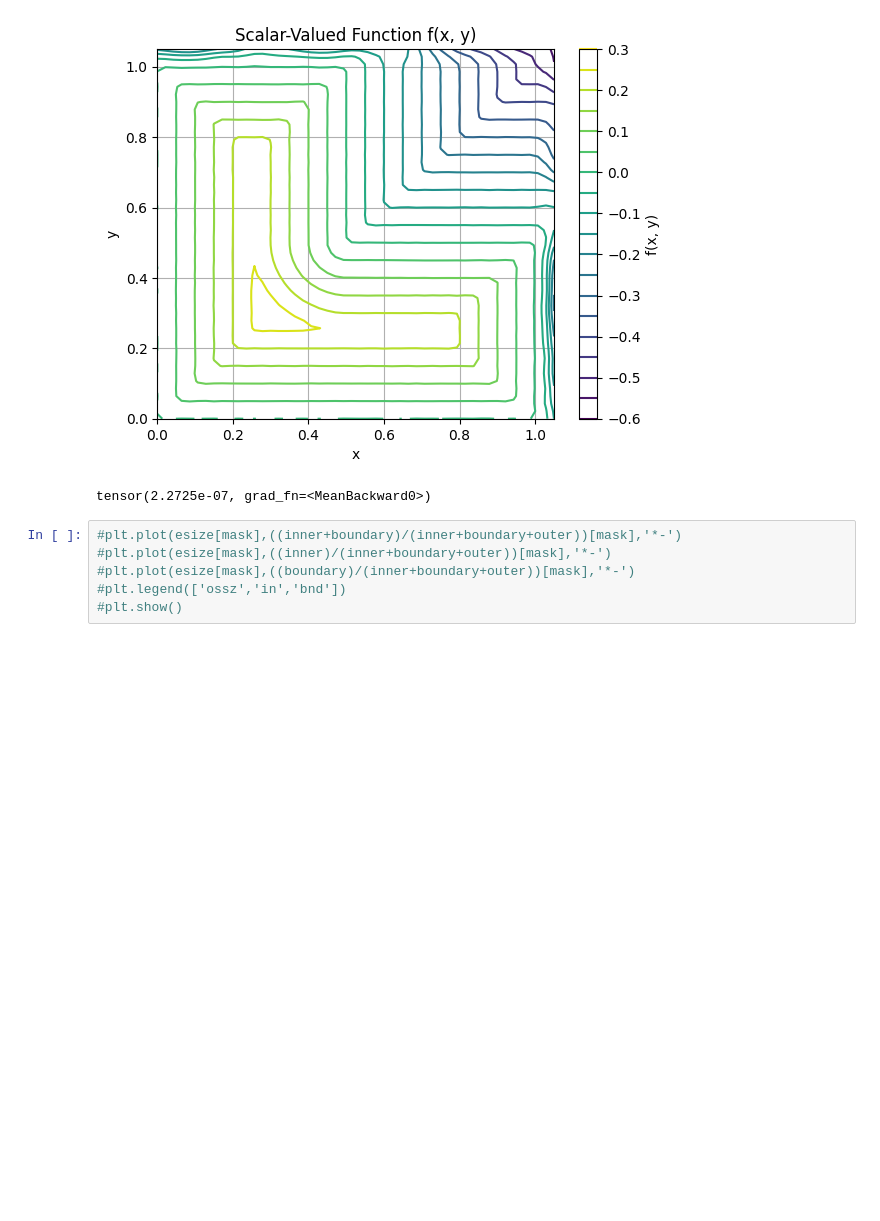
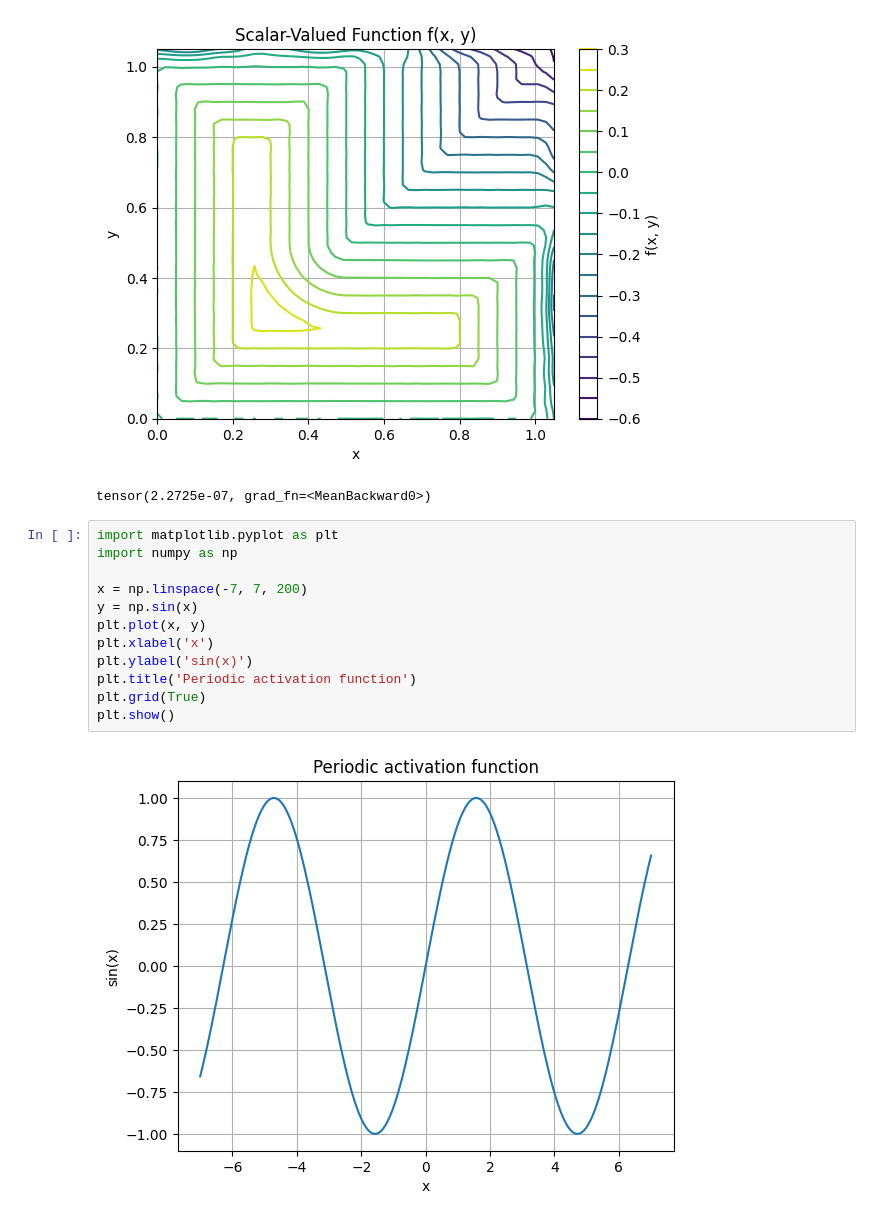
Before and after one commit to csgellert/NeuralIGA, a Jupyter notebook: Neural iga V2/visualize_results_L_shape.ipynb, the cells around one changed output. Cells and saved outputs as stored; diff of their text form; blank space fills up the shorter version.

```diff
--- a/Neural iga V2/visualize_results_L_shape.ipynb
+++ b/Neural iga V2/visualize_results_L_shape.ipynb
@@ -118,9 +136,17 @@ print(model.get_model_mse(fun_num=4))
 # %% [output]
 [figure]
 tensor(2.2725e-07, grad_fn=<MeanBackward0>)
-# %%
-#plt.plot(esize[mask],((inner+boundary)/(inner+boundary+outer))[mask],'*-')
-#plt.plot(esize[mask],((inner)/(inner+boundary+outer))[mask],'*-')
-#plt.plot(esize[mask],((boundary)/(inner+boundary+outer))[mask],'*-')
-#plt.legend(['ossz','in','bnd'])
-#plt.show()
+# %%
+import matplotlib.pyplot as plt
+import numpy as np
+
+x = np.linspace(-7, 7, 200)
+y = np.sin(x)
+plt.plot(x, y)
+plt.xlabel('x')
+plt.ylabel('sin(x)')
+plt.title('Periodic activation function')
+plt.grid(True)
+plt.show()
+# %% [output]
+[figure, added]
```
Also changed, not shown: parts of 5 cells of this notebook, 6 other files.
